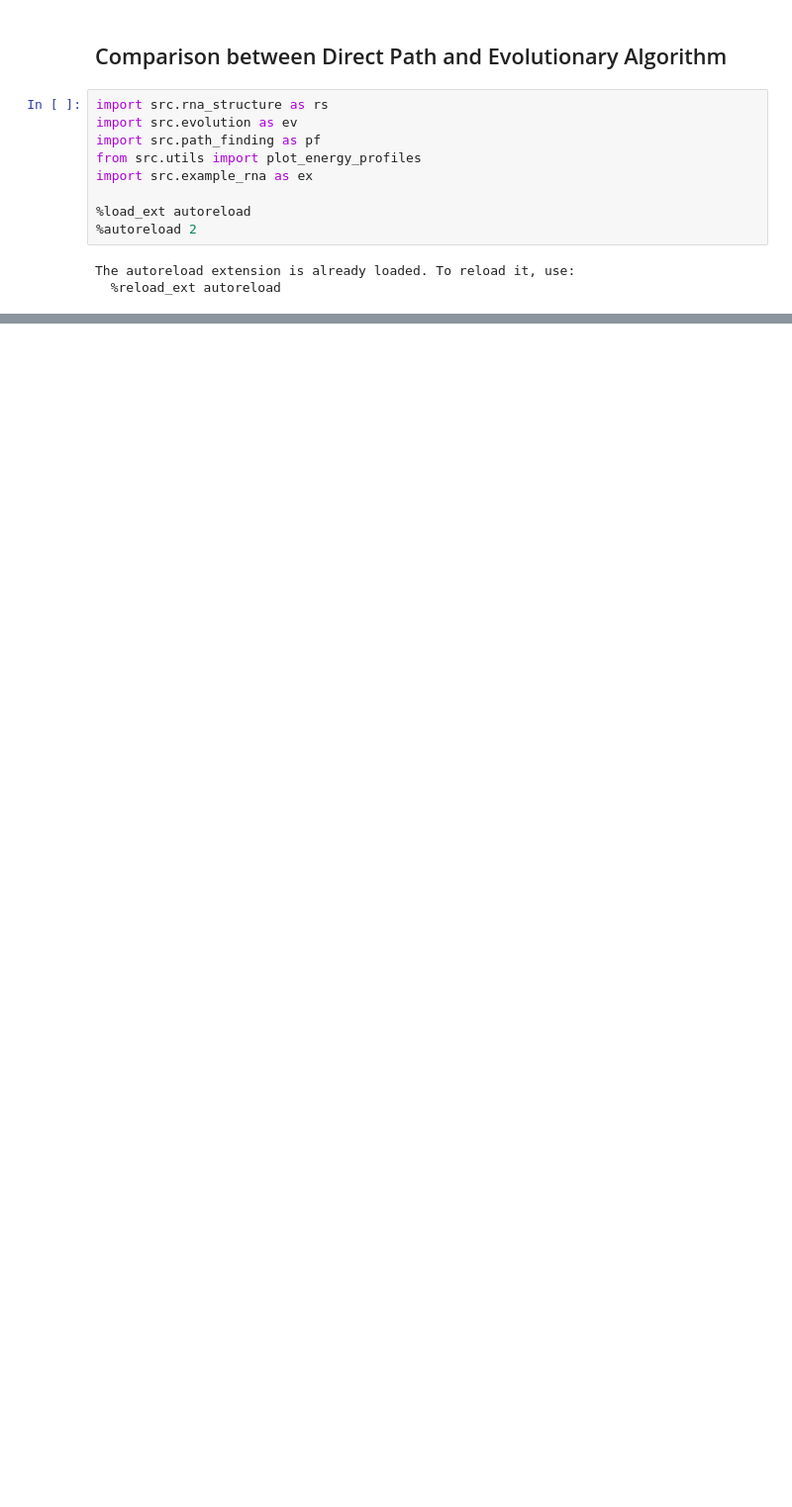
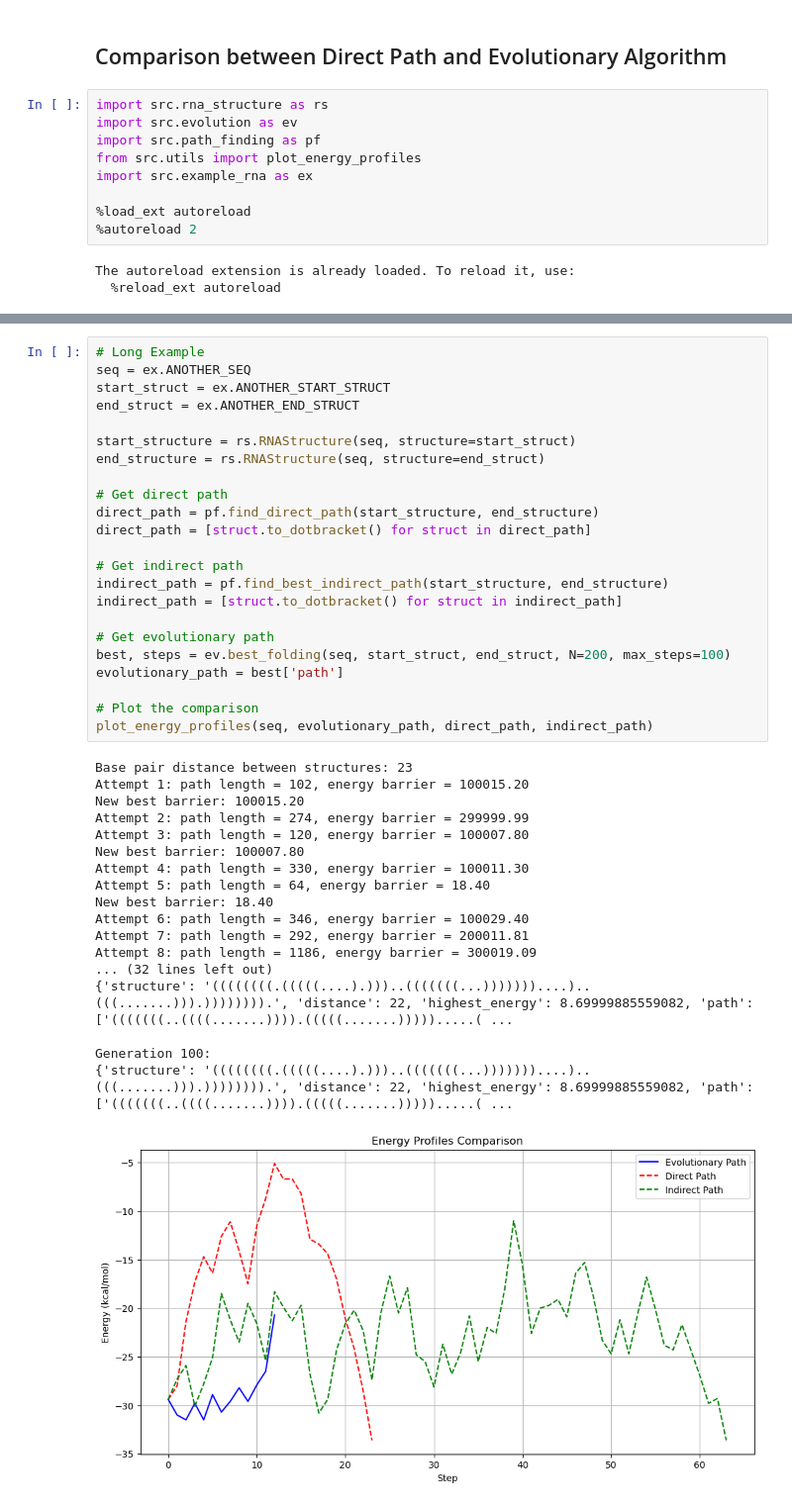
Before and after one commit to lusxvr/rna_energy_barriers, a Jupyter notebook: comparisons.ipynb, the cells around one changed output, grey strips where cells are left out. Shown at 99% size. Cells and saved outputs as stored; diff of their text form; blank space fills up the shorter version.

```diff
--- a/comparisons.ipynb
+++ b/comparisons.ipynb
@@ -188,0 +255,42 @@ Indirect Path:
+# %%
+# Long Example
+seq = ex.ANOTHER_SEQ
+start_struct = ex.ANOTHER_START_STRUCT
+end_struct = ex.ANOTHER_END_STRUCT
+
+start_structure = rs.RNAStructure(seq, structure=start_struct)
+end_structure = rs.RNAStructure(seq, structure=end_struct)
+
+# Get direct path
+direct_path = pf.find_direct_path(start_structure, end_structure)
+direct_path = [struct.to_dotbracket() for struct in direct_path]
+
+# Get indirect path
+indirect_path = pf.find_best_indirect_path(start_structure, end_structure)
+indirect_path = [struct.to_dotbracket() for struct in indirect_path]
+
+# Get evolutionary path
+best, steps = ev.best_folding(seq, start_struct, end_struct, N=200, max_steps=100)
+evolutionary_path = best['path']
+
+# Plot the comparison
+plot_energy_profiles(seq, evolutionary_path, direct_path, indirect_path)
+# %% [output]
+Base pair distance between structures: 23
+Attempt 1: path length = 102, energy barrier = 100015.20
+New best barrier: 100015.20
+Attempt 2: path length = 274, energy barrier = 299999.99
+Attempt 3: path length = 120, energy barrier = 100007.80
+New best barrier: 100007.80
+Attempt 4: path length = 330, energy barrier = 100011.30
+Attempt 5: path length = 64, energy barrier = 18.40
+New best barrier: 18.40
+Attempt 6: path length = 346, energy barrier = 100029.40
+Attempt 7: path length = 292, energy barrier = 200011.81
+Attempt 8: path length = 1186, energy barrier = 300019.09
+... (32 lines left out)
+{'structure': '((((((((.(((((....).)))..(((((((...)))))))....)..(((.......))).)))))))).', 'distance': 22, 'highest_energy': 8.69999885559082, 'path': ['(((((((..((((.......)))).(((((.......))))).....( ...
+
+Generation 100:
+{'structure': '((((((((.(((((....).)))..(((((((...)))))))....)..(((.......))).)))))))).', 'distance': 22, 'highest_energy': 8.69999885559082, 'path': ['(((((((..((((.......)))).(((((.......))))).....( ...
+[figure, added]
```
Also changed, not shown: parts of 6 cells of this notebook, 5 other files.
